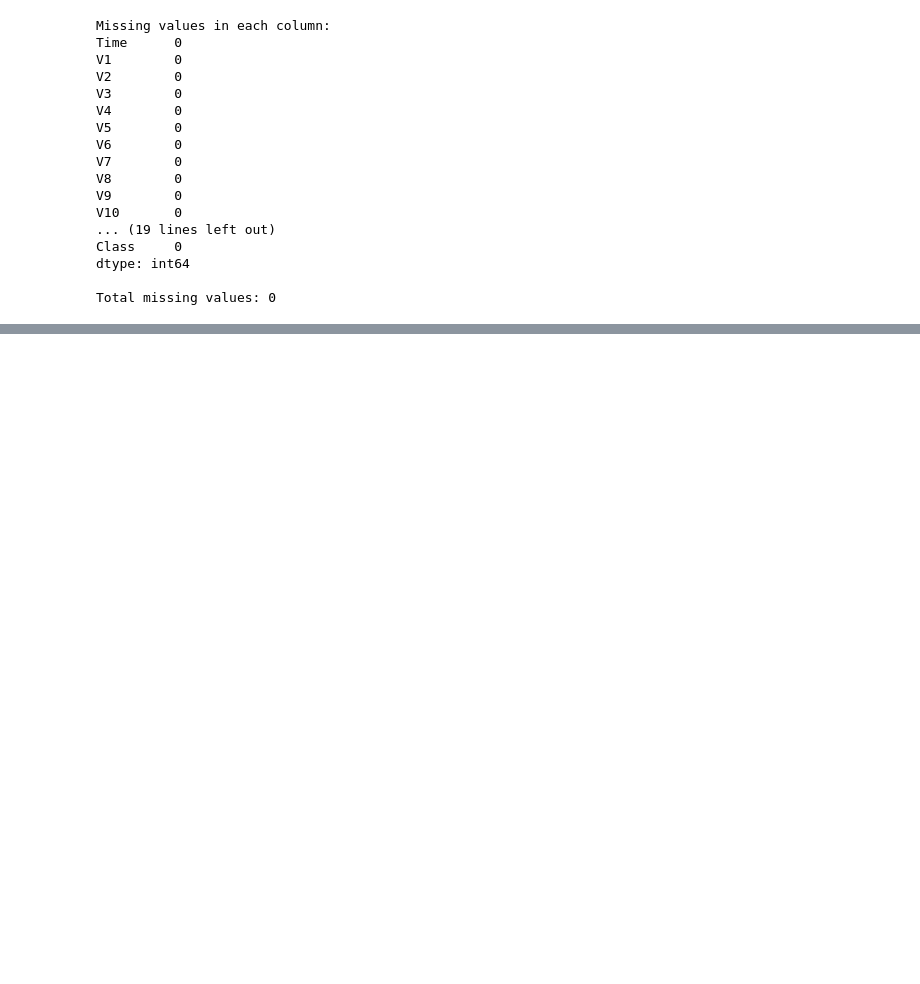
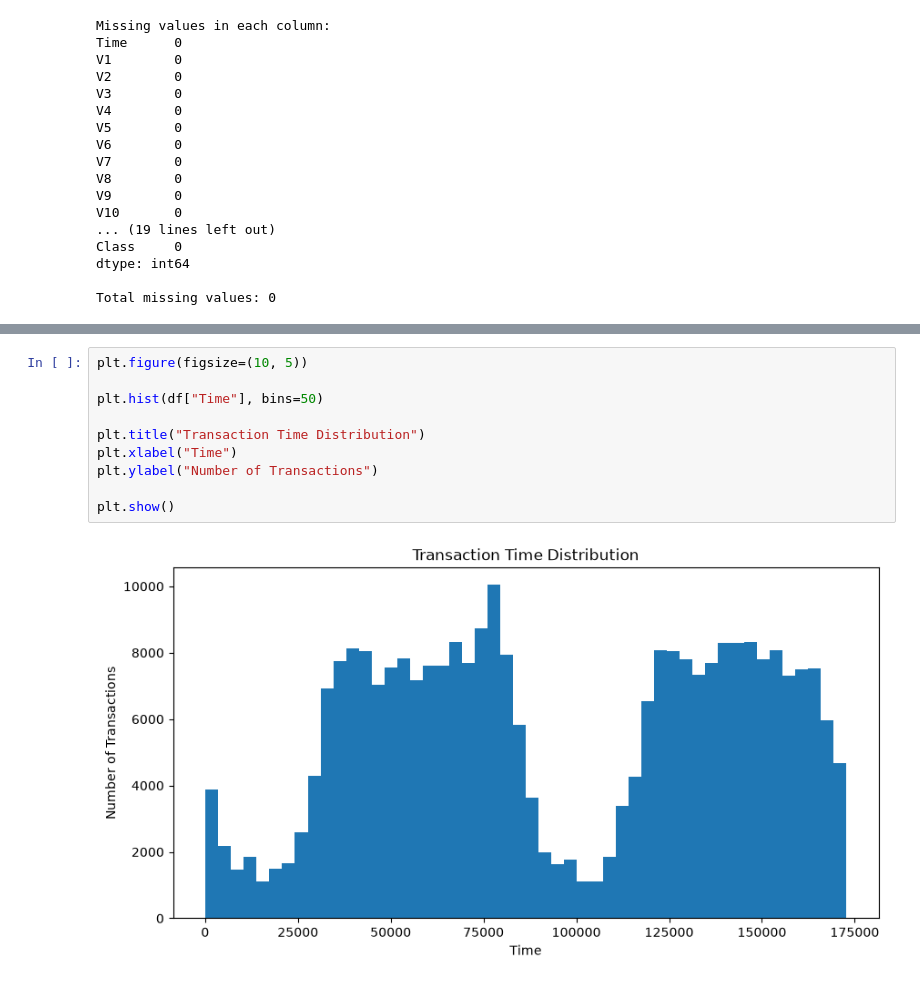
Before and after one commit to 9009594/real-time-financial-fraud-detection, a Jupyter notebook: notebooks/01_data_understanding.ipynb, the cells around one changed output, grey strips where cells are left out. Drawn from its saved outputs; the diff is of its cells as text; blank space fills up the shorter version.

```diff
--- a/notebooks/01_data_understanding.ipynb
+++ b/notebooks/01_data_understanding.ipynb
@@ -144,0 +236,12 @@ Total missing values: 0
+# %%
+plt.figure(figsize=(10, 5))
+
+plt.hist(df["Time"], bins=50)
+
+plt.title("Transaction Time Distribution")
+plt.xlabel("Time")
+plt.ylabel("Number of Transactions")
+
+plt.show()
+# %% [output]
+[figure, added]
```
Also changed, not shown: parts of 8 cells of this notebook.
